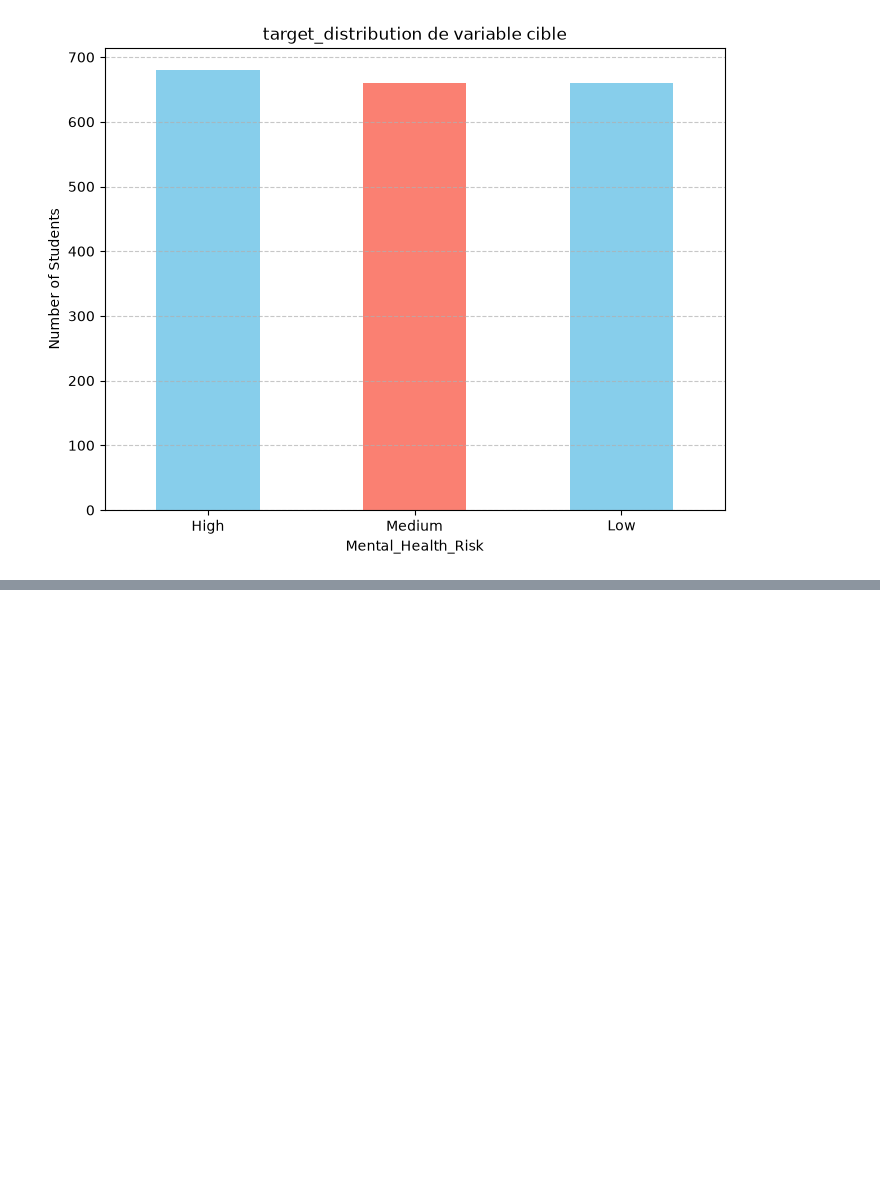
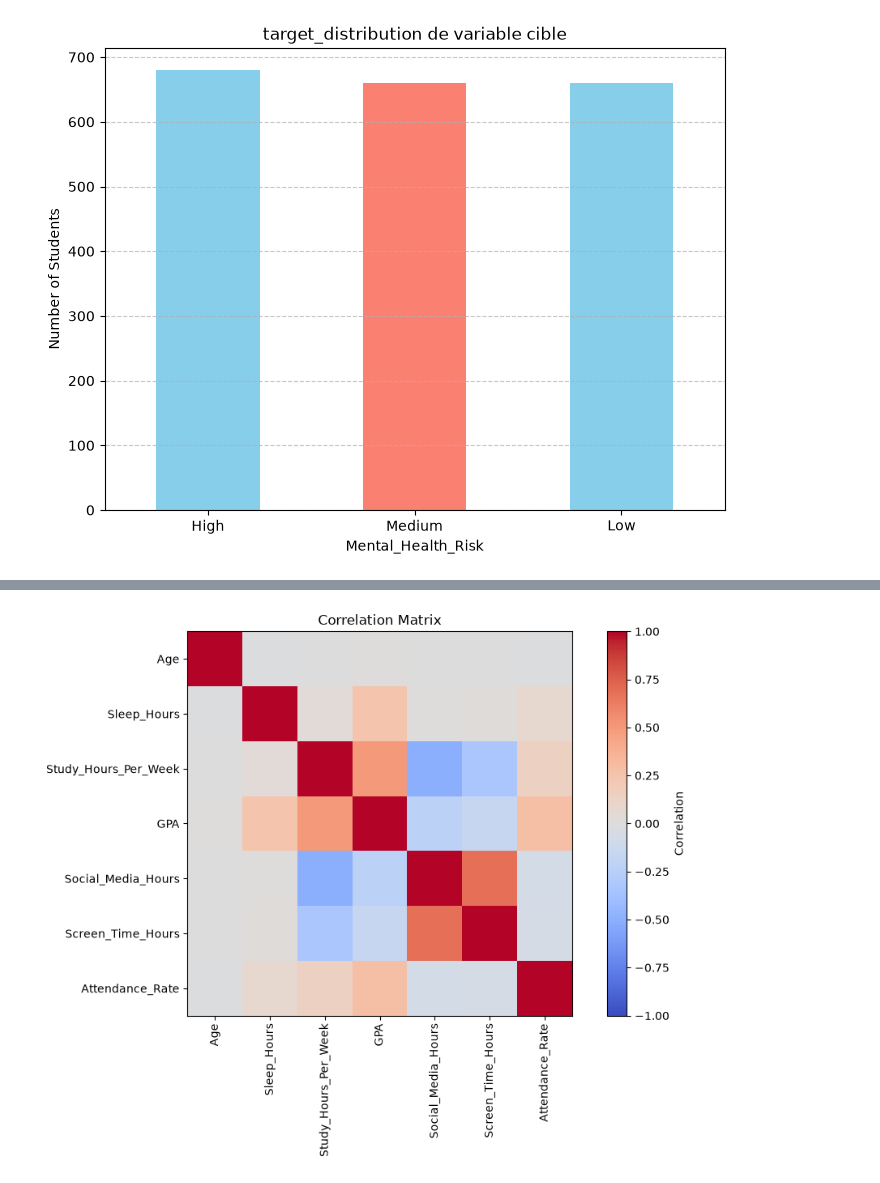
Before and after one commit to Azzam-Olaya/student-mental-health-pipeline, a Jupyter notebook: notebook/extraction.ipynb, the cells around one changed output, grey strips where cells are left out. Saved outputs shown, nothing was run; the diff lists cells and outputs as text; code cells hidden in the pictures; blank space fills up the shorter version.

Commit message:
analyze feature-target relationships and correlations

```diff
--- a/notebook/extraction.ipynb
+++ b/notebook/extraction.ipynb
@@ -279,0 +436,4 @@ plt.show()
+# %%
+correlation_matrix = df[numeric_columns].corr()
+
+print(correlation_matrix.round(2))
@@ -279,0 +458,25 @@ plt.show()
+# %%
+
+plt.figure(figsize=(10, 7))
+
+plt.imshow(correlation_matrix, cmap='coolwarm', vmin=-1, vmax=1)
+
+plt.colorbar(label='Correlation')
+
+plt.xticks(
+    range(len(numeric_columns)),
+    numeric_columns,
+    rotation=90
+)
+
+plt.yticks(
+    range(len(numeric_columns)),
+    numeric_columns
+)
+
+plt.title('Correlation Matrix')
+
+plt.tight_layout()
+plt.show()
+# %% [output]
+[figure, added]
```
Also changed, not shown: parts of 8 cells of this notebook.
